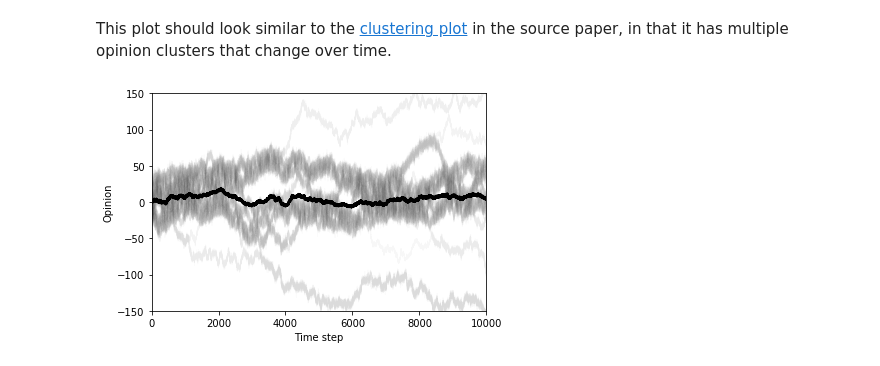
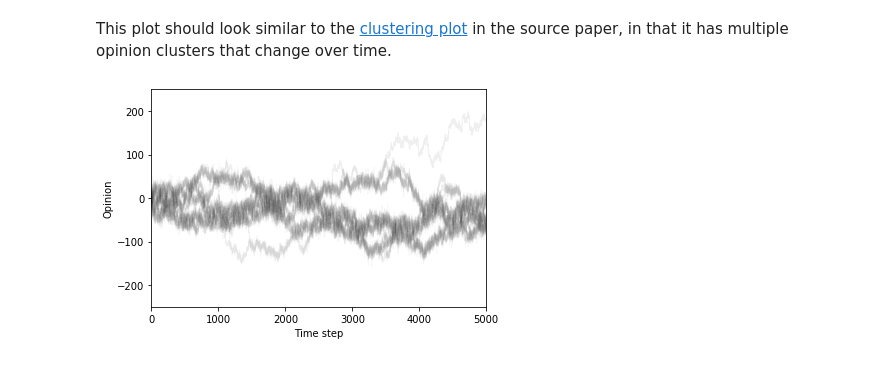
Before and after one commit to jeremycryan/social-clustering, a Jupyter notebook: code/project_notebook.ipynb, the cells around one changed output. Cells and saved outputs as stored; diff of their text form; code cells hidden in the pictures.

```diff
--- a/code/project_notebook.ipynb
+++ b/code/project_notebook.ipynb
@@ -103,13 +125,14 @@ class Population(object):
 Lets see what happens when we run a population of 100 agents for a few thousand time steps.
 # %%
 # Instantiate population and add agents
-pop_size = 100
-updates_per_step = 100
+pop_size = 50
+updates_per_step = pop_size
 pop = Population()
 pop.populate(n=pop_size)
 
 # Record average opinion and the opinion of each agent
-x = list(range(10000))
+num_steps = 5000
+x = list(range(num_steps))
 avg_o = []
 ys = []
 
@@ -123,13 +146,13 @@ ys = list(zip(*ys))
 This plot should look similar to the [clustering plot](https://journals.plos.org/ploscompbiol/article/figure/image?size=large&id=info:doi/10.1371/journal.pcbi.1000959.g002) in the source paper, in that it has multiple opinion clusters that change over time.
 # %%
 for item in ys:
-    plt.plot(x, item, 'k', linewidth=1, alpha=0.015)
-plt.plot(x, avg_o, 'k', linewidth=3)
+    plt.plot(x, item, 'k', linewidth=1, alpha=0.03)
+#plt.plot(x, avg_o, 'k', linewidth=3)
 
-plt.xlim([0, 10000])
-plt.ylim([-150, 150])
+plt.xlim([0, num_steps])
+plt.ylim([-250, 250])
 plt.xlabel("Time step")
 plt.ylabel("Opinion")
 plt.show()
 # %% [output]
-[figure, old version]
+[figure, new version]
```
Also changed, not shown: parts of 1 cell of this notebook.
